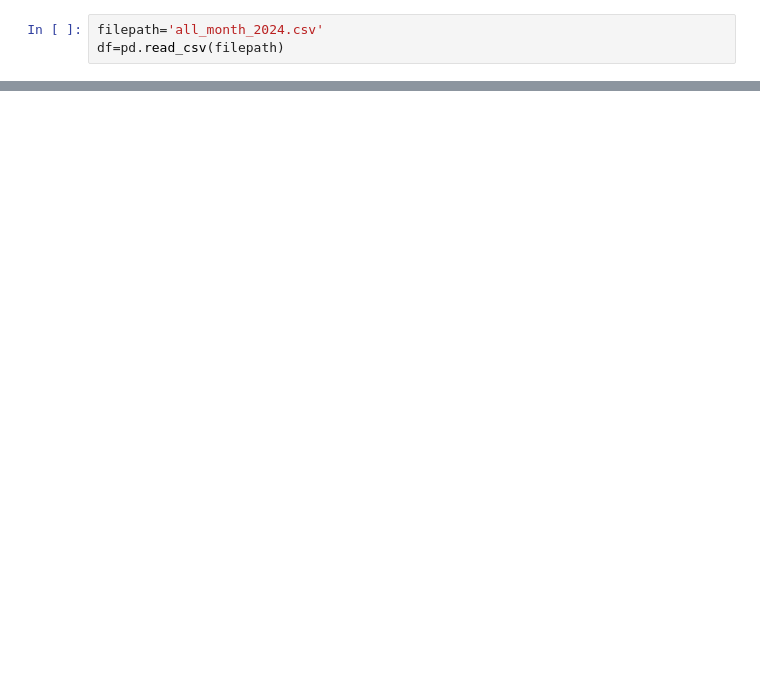
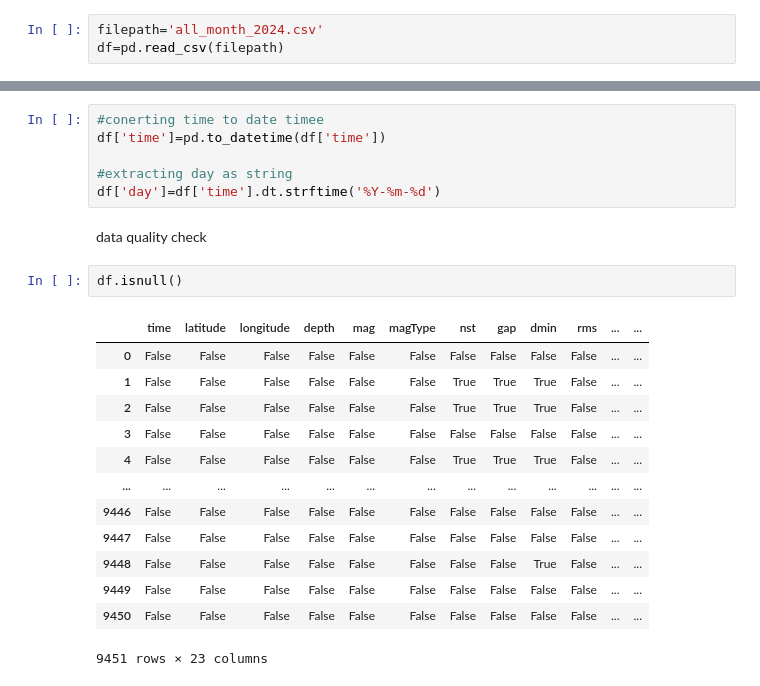
Before and after one commit to Sahil-Dev404/DBSCAN-Uni-Project, a Jupyter notebook: Exp_data_Analysis.ipynb, the cells around one changed output, grey strips where cells are left out. Saved outputs shown, nothing was run; the diff lists cells and outputs as text; blank space fills up the shorter version.

```diff
--- a/Exp_data_Analysis.ipynb
+++ b/Exp_data_Analysis.ipynb
@@ -15,0 +80,24 @@ df.head(2)
+# %%
+#conerting time to date timee
+df['time']=pd.to_datetime(df['time'])
+
+#extracting day as string
+df['day']=df['time'].dt.strftime('%Y-%m-%d')
+# %% [markdown]
+data quality check
+# %%
+df.isnull()
+# %% [output]
+|  | time | latitude | longitude | depth | mag | magType | nst | gap | dmin | rms | ... | ... |
+| 0 | False | False | False | False | False | False | False | False | False | False | ... | ... |
+| 1 | False | False | False | False | False | False | True | True | True | False | ... | ... |
+| 2 | False | False | False | False | False | False | True | True | True | False | ... | ... |
+| 3 | False | False | False | False | False | False | False | False | False | False | ... | ... |
+| 4 | False | False | False | False | False | False | True | True | True | False | ... | ... |
+| ... | ... | ... | ... | ... | ... | ... | ... | ... | ... | ... | ... | ... |
+| 9446 | False | False | False | False | False | False | False | False | False | False | ... | ... |
+| 9447 | False | False | False | False | False | False | False | False | False | False | ... | ... |
+| 9448 | False | False | False | False | False | False | False | False | True | False | ... | ... |
+| 9449 | False | False | False | False | False | False | False | False | False | False | ... | ... |
+| 9450 | False | False | False | False | False | False | False | False | False | False | ... | ... |
+9451 rows × 23 columns
```
Also changed, not shown: parts of 15 cells of this notebook.
